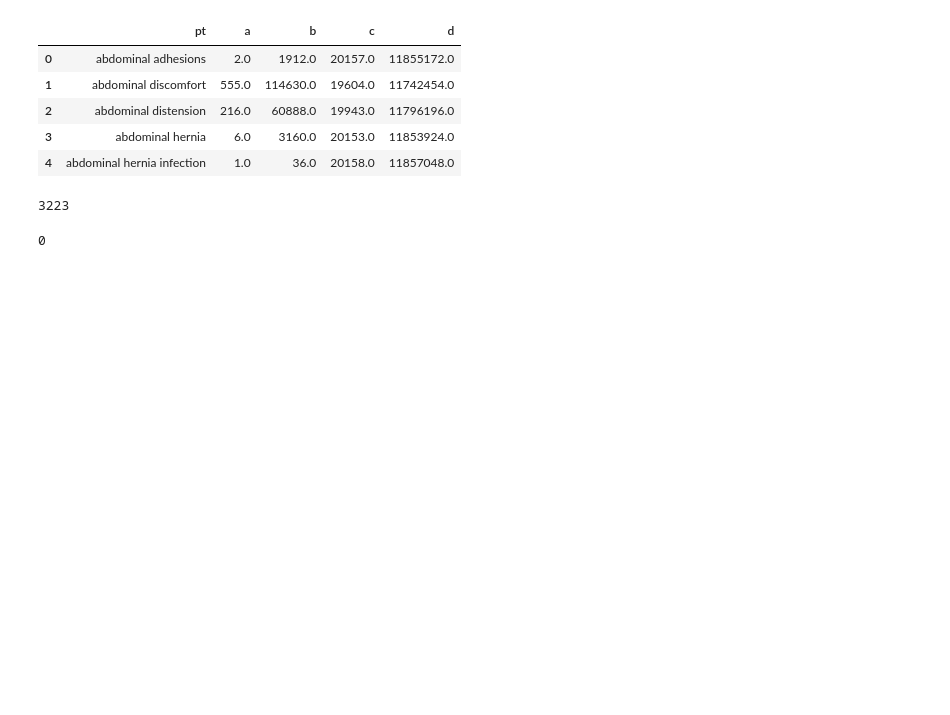
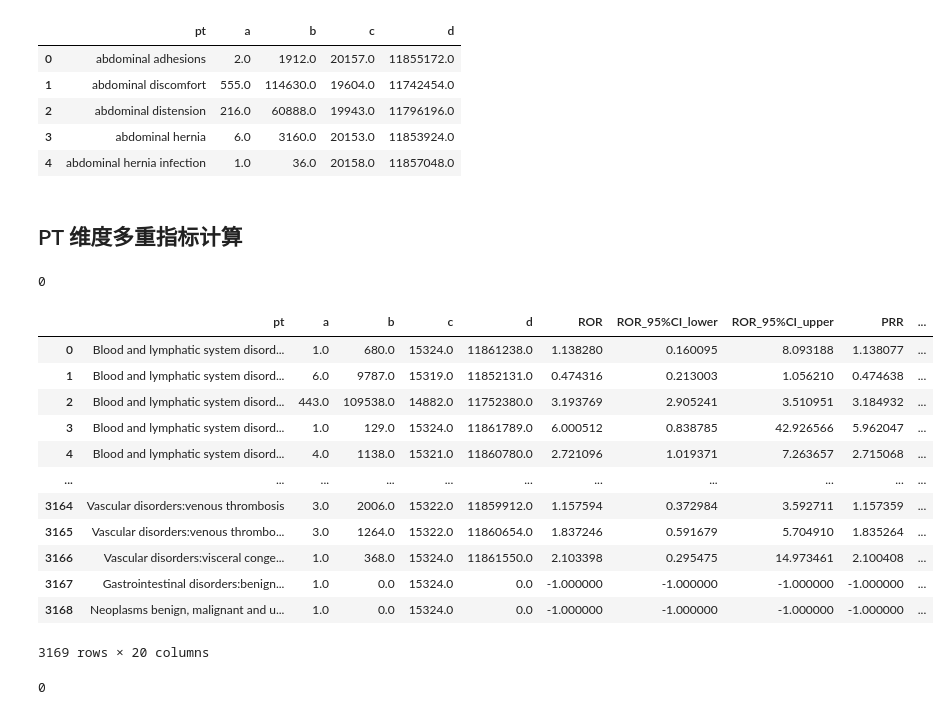
Before and after one commit to shikuncn/neksa-openfda-faers, a Jupyter notebook: index_compute/指标计算.ipynb, the cells around one changed output. Cells and saved outputs as stored; diff of their text form; code cells hidden in the pictures; blank space fills up the shorter version.

```diff
--- a/index_compute/指标计算.ipynb
+++ b/index_compute/指标计算.ipynb
@@ -1090,10 +1273,8 @@ df_ror_pt_abcd.head()
 | 2 | abdominal distension | 216.0 | 60888.0 | 19943.0 | 11796196.0 |
 | 3 | abdominal hernia | 6.0 | 3160.0 | 20153.0 | 11853924.0 |
 | 4 | abdominal hernia infection | 1.0 | 36.0 | 20158.0 | 11857048.0 |
-# %%
-len(df_ror_pt_abcd)
-# %% [output]
-3223
+# %% [markdown]
+## PT 维度多重指标计算
 # %%
 import math
 # 定义相关指标的计算 python函数
@@ -1147,12 +1328,13 @@ def get_BCPNN(row):
     α1 = 1
     β1 = 1
     α = 2
-    β = 1
+    β = 2 ## modified from 1
     γ11 = 1
 
     if True:
         γ = γ11 * (C + α) * ( C + β) / (Cx + α1) / (Cy + β1)
-        IC = math.log2(a*(a+b+c+d)*(a+c)*(a+b))
+        ## IC modified
+        IC = math.log2(a*(a+b+c+d)/((a+c)*(a+b)))
         E_IC = math.log2( (Cxy+γ11) * (C+α) * (C+β) / (C+γ) / (Cx+α1) / (Cy+β1) )
         V_IC = ( (C-Cxy+γ-γ11)/(Cxy+γ11)/(1+C+γ) + (C-Cx+α-α1)/(Cx+α1)/(1+C+α) + (C-Cy+β-β1)/(Cy+β1)/(1+C+β) ) / (math.log(2) * math.log(2))
         CI_lower = E_IC - 2 * math.sqrt(V_IC)
@@ -1182,10 +1364,11 @@ def get_MPGS(row):
 
     return EBGM,  math.exp(ci_lower), math.exp(ci_upper)
 
-
+### faers.ror_pt_abcd:见 pt_analysis.sql
 sql = '''
       select * from faers.ror_pt_abcd where a>0;
 '''
+
 df_ror_pt_abcd = pd.read_sql_query(sql, conn)
 
 
@@ -1193,7 +1376,39 @@ df_ror_pt_abcd[["ROR", "ROR_95%CI_lower", "ROR_95%CI_upper"]] =  df_ror_pt_abcd.
 df_ror_pt_abcd[["PRR", "PRR_95%CI_lower", "PRR_95%CI_upper", "χ2"]] =  df_ror_pt_abcd.apply(get_PRR, axis = 1, result_type = "expand")
 df_ror_pt_abcd[["BCPNN_IC","BCPNN_E(IC)", "BCPNN_V(IC)", "BCPNN_CI_lower", "BCPNN_CI_upper"]] =  df_ror_pt_abcd.apply(get_BCPNN, axis = 1, result_type = "expand")
 df_ror_pt_abcd[["EBGM", "EBGM_CI_lower", "EBGM_CI_upper"]] =  df_ror_pt_abcd.apply(get_MPGS, axis = 1, result_type = "expand")
-df_ror_pt_abcd.to_excel('ror_result.xlsx', index=False)
-os.system('open ror_result.xlsx')
+df_ror_pt_abcd.to_excel('pt_ror_result.xlsx', index=False)
+os.system('open pt_ror_result.xlsx')
 # %% [output]
 0
+# %%
+df_ror_pt_abcd
+# %% [output]
+|  | pt | a | b | c | d | ROR | ROR_95%CI_lower | ROR_95%CI_upper | PRR | ... |
+| 0 | Blood and lymphatic system disord... | 1.0 | 680.0 | 15324.0 | 11861238.0 | 1.138280 | 0.160095 | 8.093188 | 1.138077 | ... |
+| 1 | Blood and lymphatic system disord... | 6.0 | 9787.0 | 15319.0 | 11852131.0 | 0.474316 | 0.213003 | 1.056210 | 0.474638 | ... |
+| 2 | Blood and lymphatic system disord... | 443.0 | 109538.0 | 14882.0 | 11752380.0 | 3.193769 | 2.905241 | 3.510951 | 3.184932 | ... |
+| 3 | Blood and lymphatic system disord... | 1.0 | 129.0 | 15324.0 | 11861789.0 | 6.000512 | 0.838785 | 42.926566 | 5.962047 | ... |
+| 4 | Blood and lymphatic system disord... | 4.0 | 1138.0 | 15321.0 | 11860780.0 | 2.721096 | 1.019371 | 7.263657 | 2.715068 | ... |
+| ... | ... | ... | ... | ... | ... | ... | ... | ... | ... | ... |
+| 3164 | Vascular disorders:venous thrombosis | 3.0 | 2006.0 | 15322.0 | 11859912.0 | 1.157594 | 0.372984 | 3.592711 | 1.157359 | ... |
+| 3165 | Vascular disorders:venous thrombo... | 3.0 | 1264.0 | 15322.0 | 11860654.0 | 1.837246 | 0.591679 | 5.704910 | 1.835264 | ... |
+| 3166 | Vascular disorders:visceral conge... | 1.0 | 368.0 | 15324.0 | 11861550.0 | 2.103398 | 0.295475 | 14.973461 | 2.100408 | ... |
+| 3167 | Gastrointestinal disorders:benign... | 1.0 | 0.0 | 15324.0 | 0.0 | -1.000000 | -1.000000 | -1.000000 | -1.000000 | ... |
+| 3168 | Neoplasms benign, malignant and u... | 1.0 | 0.0 | 15324.0 | 0.0 | -1.000000 | -1.000000 | -1.000000 | -1.000000 | ... |
+3169 rows × 20 columns
+# %%
+sql = '''
+      select * from faers.ror_soc_abcd where a>0;
+'''
+
+df_ror_soc_abcd = pd.read_sql_query(sql, conn)
+
+
+df_ror_soc_abcd[["ROR", "ROR_95%CI_lower", "ROR_95%CI_upper"]] =  df_ror_soc_abcd.apply(get_ROR, axis = 1, result_type = "expand")
+df_ror_soc_abcd[["PRR", "PRR_95%CI_lower", "PRR_95%CI_upper", "χ2"]] =  df_ror_soc_abcd.apply(get_PRR, axis = 1, result_type = "expand")
+df_ror_soc_abcd[["BCPNN_IC","BCPNN_E(IC)", "BCPNN_V(IC)", "BCPNN_CI_lower", "BCPNN_CI_upper"]] =  df_ror_soc_abcd.apply(get_BCPNN, axis = 1, result_type = "expand")
+df_ror_soc_abcd[["EBGM", "EBGM_CI_lower", "EBGM_CI_upper"]] =  df_ror_soc_abcd.apply(get_MPGS, axis = 1, result_type = "expand")
+df_ror_soc_abcd.to_excel('soc_ror_result.xlsx', index=False)
+os.system('open soc_ror_result.xlsx')
+# %% [output]
+0
```
Also changed, not shown: parts of 41 cells of this notebook.
